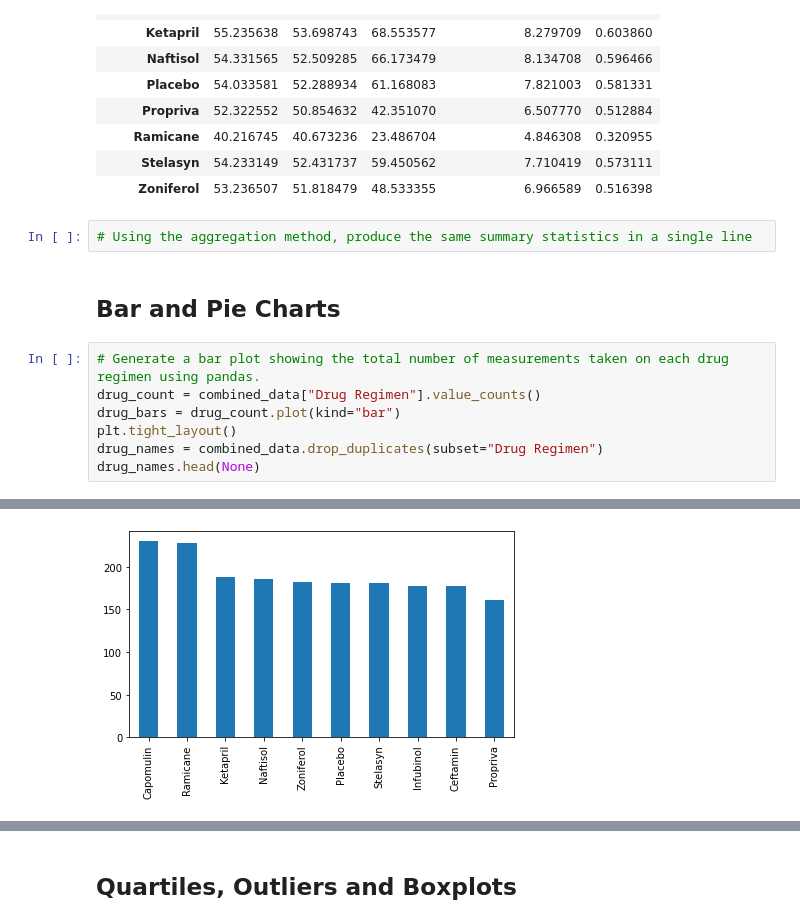
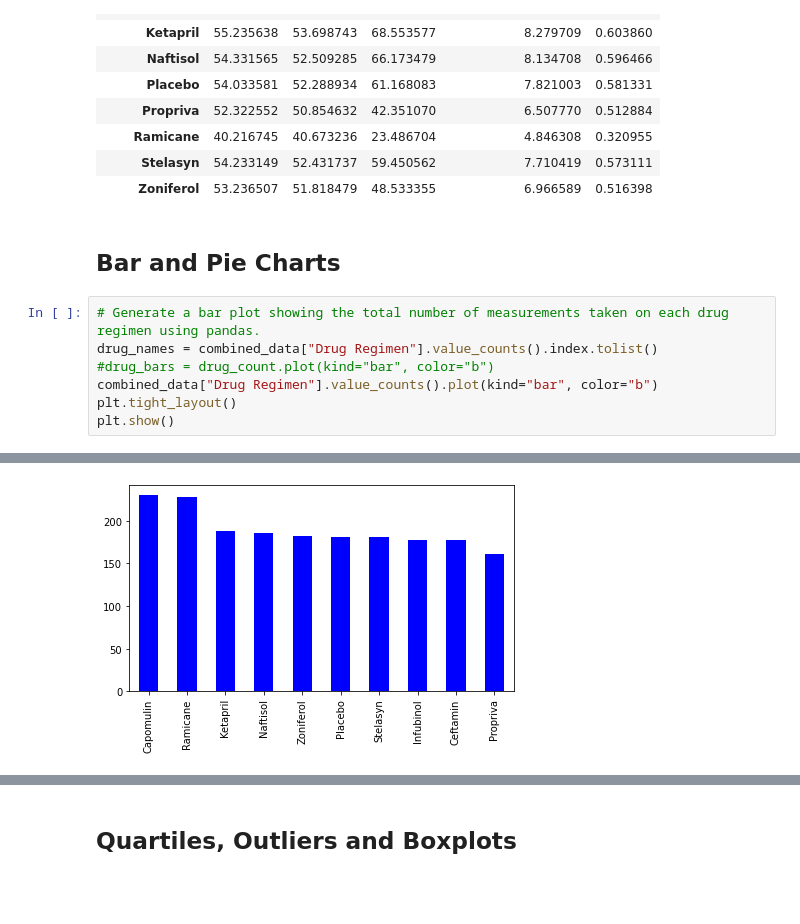
Before and after one commit to sustainedtang/matplotlib-challenge-, a Jupyter notebook: pymaceuticals_starter.ipynb, the cells around one changed output, grey strips where cells are left out. Saved outputs shown, nothing was run; the diff lists cells and outputs as text; blank space fills up the shorter version.

```diff
--- a/pymaceuticals_starter.ipynb
+++ b/pymaceuticals_starter.ipynb
@@ -124,15 +130,13 @@ drug_table
 | Ramicane | 40.216745 | 40.673236 | 23.486704 | 4.846308 | 0.320955 |
 | Stelasyn | 54.233149 | 52.431737 | 59.450562 | 7.710419 | 0.573111 |
 | Zoniferol | 53.236507 | 51.818479 | 48.533355 | 6.966589 | 0.516398 |
-# %%
-# Using the aggregation method, produce the same summary statistics in a single line
 # %% [markdown]
 ## Bar and Pie Charts
 # %%
 # Generate a bar plot showing the total number of measurements taken on each drug regimen using pandas.
-drug_count = combined_data["Drug Regimen"].value_counts()
-drug_bars = drug_count.plot(kind="bar")
+drug_names = combined_data["Drug Regimen"].value_counts().index.tolist()
+#drug_bars = drug_count.plot(kind="bar", color="b")
+combined_data["Drug Regimen"].value_counts().plot(kind="bar", color="b")
 plt.tight_layout()
-drug_names = combined_data.drop_duplicates(subset="Drug Regimen")
-drug_names.head(None)
+plt.show()
 # %% [output]
@@ -150,3 +143,3 @@ drug_names.head(None)
-[figure, old version]
+[figure, new version]
 # %%
 # Generate a bar plot showing the total number of measurements taken on each drug regimen using pyplot.
```
Also changed, not shown: parts of 9 cells of this notebook.
